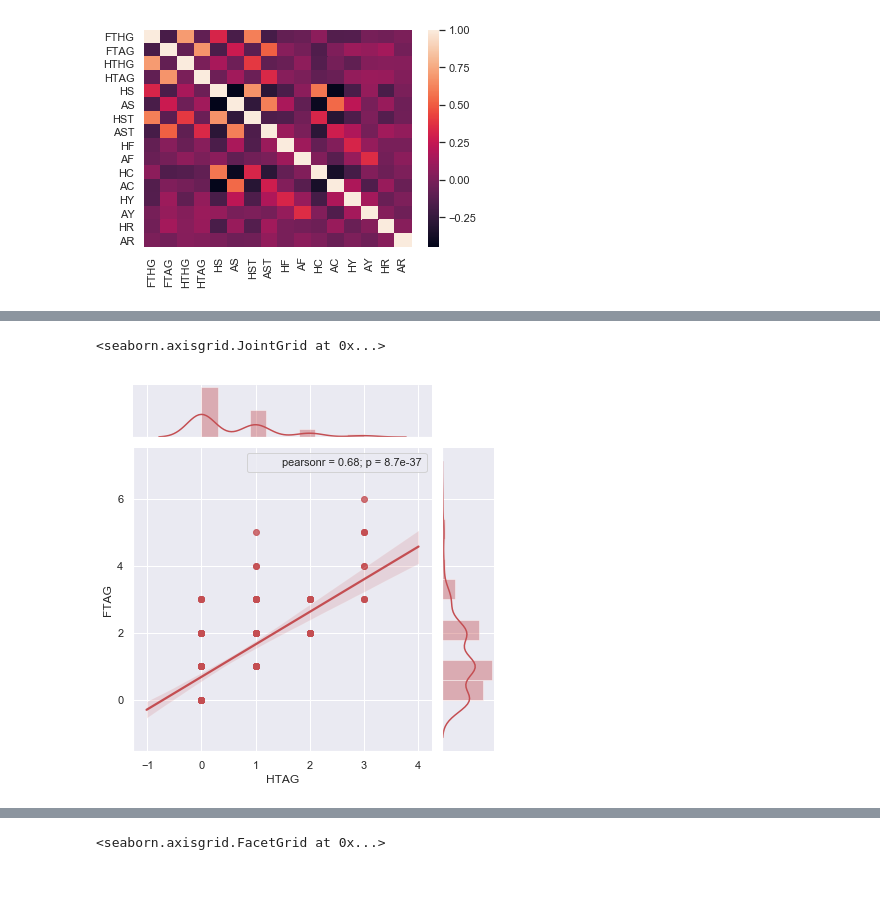
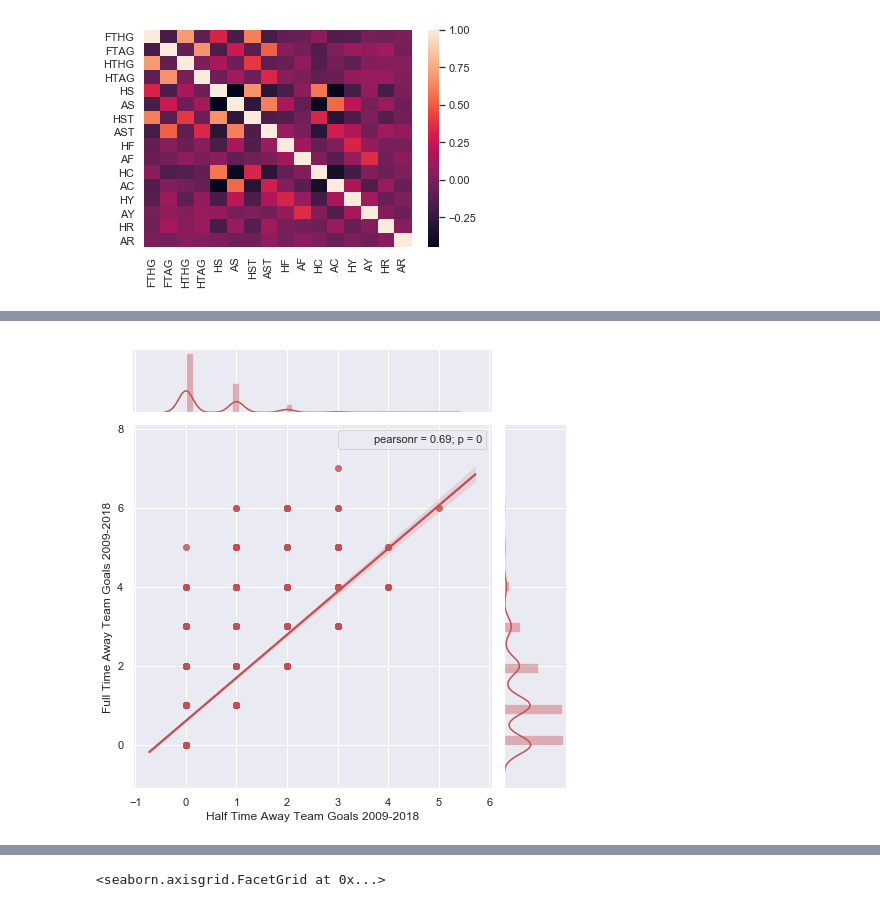
Before and after one commit to sarthakbatragatech/SoccerViz, a Jupyter notebook: SoccerViz.ipynb, the cells around one changed output, grey strips where cells are left out. Drawn from its saved outputs; the diff is of its cells as text; code cells hidden in the pictures; blank space fills up the shorter version.

Commit message:
Added jointplots for several features

```diff
--- a/SoccerViz.ipynb
+++ b/SoccerViz.ipynb
@@ -20,6 +20,19 @@ df.head()
 | 3 | 2018-08-11 | Huddersfield | Chelsea | 0 | 3 | A | 0 | 2 | A | C Kavanagh | ... | ... |
 | 4 | 2018-08-11 | Newcastle | Tottenham | 1 | 2 | A | 1 | 2 | A | M Atkinson | ... | ... |
 5 rows × 22 columns
+# %%
+df_1819 = pd.read_csv('data/season-1819.csv')
+df_1718 = pd.read_csv('data/season-1718.csv')
+df_1617 = pd.read_csv('data/season-1617.csv')
+df_1516 = pd.read_csv('data/season-1516.csv')
+df_1415 = pd.read_csv('data/season-1415.csv')
+df_1314 = pd.read_csv('data/season-1314.csv')
+df_1213 = pd.read_csv('data/season-1213.csv')
+df_1112 = pd.read_csv('data/season-1112.csv')
+df_1011 = pd.read_csv('data/season-1011.csv')
+df_0910 = pd.read_csv('data/season-0910.csv')
+# %%
+df_epl = pd.concat([df_1718, df_1617, df_1516, df_1415, df_1314, df_1213, df_1112, df_1011, df_0910])
 # %%
 df.columns
 # %% [output]
@@ -65,7 +101,9 @@ j.annotate(stats.pearsonr)
 # %%
 sns.set(style="darkgrid", color_codes=True)
-j = sns.jointplot(df.HTAG, df.FTAG, kind='reg', color="r")
+j = sns.jointplot(df_epl.HTAG, df_epl.FTAG, kind='reg', color="r", height=7)
 j.annotate(stats.pearsonr)
+plt.xlabel('Half Time Away Team Goals 2009-2018')
+plt.ylabel('Full Time Away Team Goals 2009-2018')
+plt.show('j')
 # %% [output]
-<seaborn.axisgrid.JointGrid at 0x...>
-[figure, old version]
+[figure, new version]
```
Also changed, not shown: parts of 14 cells of this notebook.
